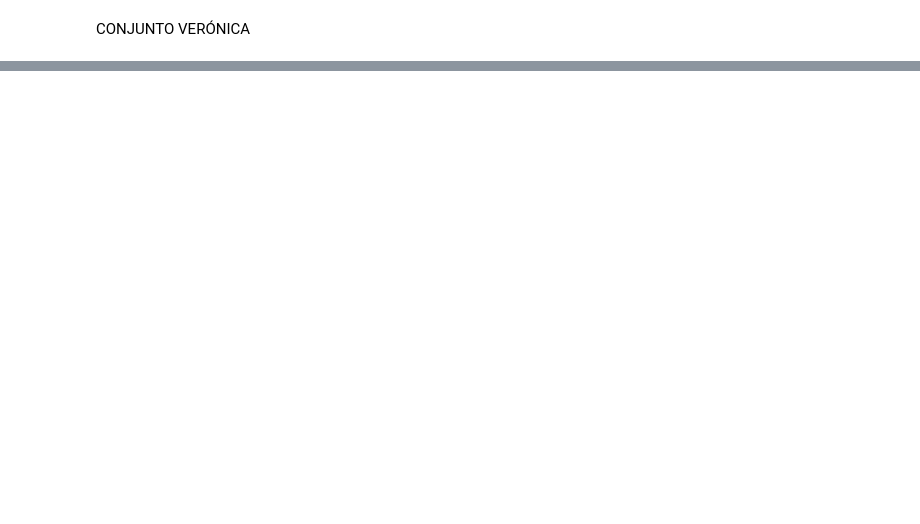
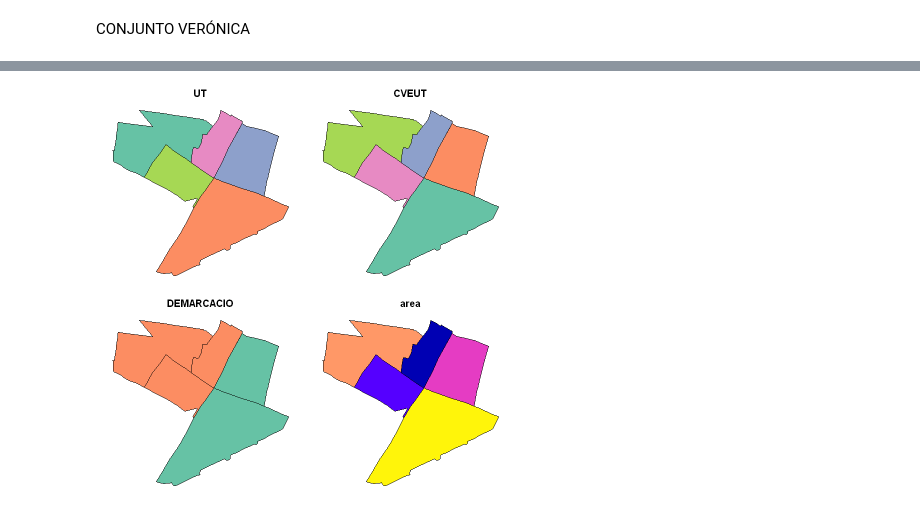
Before and after one commit to andimcfl/VARIOS, a Jupyter notebook: CONJUNTO VERONICA.ipynb, the cells around one changed output, grey strips where cells are left out. Saved outputs shown, nothing was run; the diff lists cells and outputs as text; code cells hidden in the pictures; blank space fills up the shorter version.

```diff
--- a/CONJUNTO VERONICA.ipynb
+++ b/CONJUNTO VERONICA.ipynb
@@ -52,0 +95,4 @@ zona_interes <- colonias %>%
+# %%
+plot(zona_interes)
+# %% [output]
+[figure, added]
```
Also changed, not shown: parts of 16 cells of this notebook, 6 other files.
